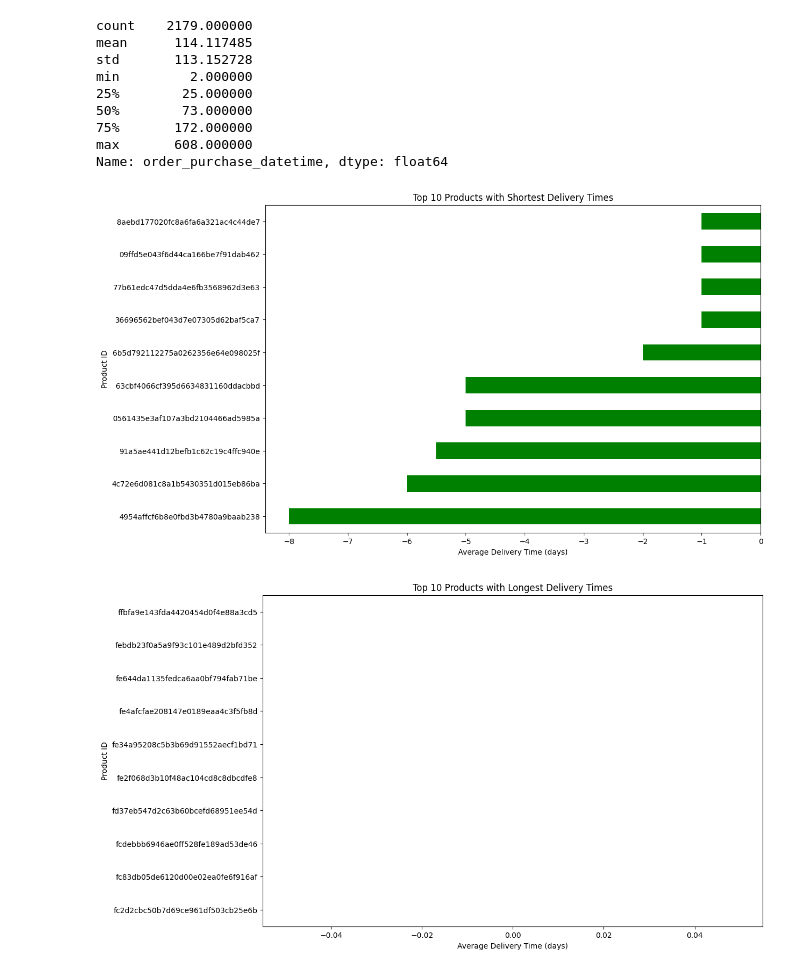
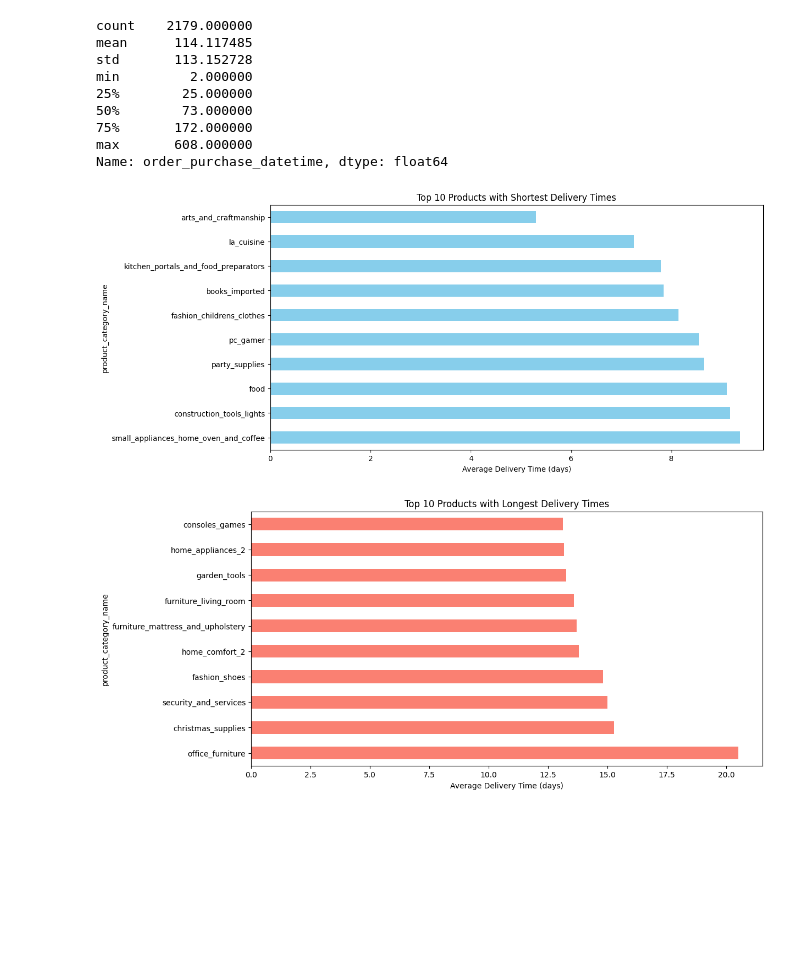
Before and after one commit to dothegee/ecommerce_project, a Jupyter notebook: code/EDA.ipynb, the cells around one changed output. Saved outputs shown, nothing was run; the diff lists cells and outputs as text; code cells hidden in the pictures; blank space fills up the shorter version.

```diff
--- a/code/EDA.ipynb
+++ b/code/EDA.ipynb
@@ -758,19 +860,3 @@ home_comfort_2               1710.54
 pc_gamer                     2174.43
 Name: payment_value, dtype: float64
 [figure]
-# %%
-# 배송 지연 분석
-df_train['order_delivered_customer_date'] = pd.to_datetime(df_train['order_delivered_customer_date'], errors='coerce')
-df_train['order_estimated_delivery_date'] = pd.to_datetime(df_train['order_estimated_delivery_date'], errors='coerce')
-
-df_train['delivery_delay'] = (df_train['order_delivered_customer_date'] - df_train['order_estimated_delivery_date']).dt.days
-delayed_deliveries = df_train[df_train['delivery_delay'] > 0]
-delay_count = delayed_deliveries.shape[0]
-print(f"배송 지연 건수: {delay_count}")
-
-# 시각화 - 배송 지연 분포
-sns.histplot(df_train['delivery_delay'].dropna(), kde=True)
-plt.title('Delivery Delay Distribution')
-plt.xlabel('Delivery Delay (days)')
-plt.ylabel('Frequency')
-plt.show()
@@ -863,27 +966,32 @@ min         2.000000
 max       608.000000
 Name: order_purchase_datetime, dtype: float64
 # %%
-# 제품별 평균 배송 소요 시간 분석
-df_train['order_delivered_customer_date'] = pd.to_datetime(df_train['order_delivered_customer_date'])
-df_train['order_delivered_carrier_date'] = pd.to_datetime(df_train['order_delivered_carrier_date'])
+# 제품별 평균 배송 소요 시간 계산
+product_delivery_time = df_train.groupby('product_category_name')['delivery_time'].mean().sort_values()
 
-df_train['delivery_time'] = (df_train['order_delivered_customer_date'] - df_train['order_delivered_carrier_date']).dt.days
-product_delivery_time = df_train.groupby('product_id')['delivery_time'].mean().sort_values()
+# 상위 10개 제품 (가장 빠른 배송)
+top_10_fastest = product_delivery_time.head(10)
 
-# 시각화 - 상위 10개 및 하위 10개 제품 배송 소요 시간
-plt.figure(figsize=(12, 8))
-product_delivery_time.head(10).plot(kind='barh', color='green')
+# 하위 10개 제품 (가장 느린 배송)
+top_10_slowest = product_delivery_time.tail(10)
+
+# 시각화 - 상위 10개 (가장 빠른 배송)
+plt.figure(figsize=(12, 6))
+top_10_fastest.plot(kind='barh', color='skyblue')
 plt.title('Top 10 Products with Shortest Delivery Times')
 plt.xlabel('Average Delivery Time (days)')
-plt.ylabel('Product ID')
+plt.ylabel('product_category_name')
+plt.gca().invert_yaxis()
 plt.show()
 
-plt.figure(figsize=(12, 8))
-product_delivery_time.tail(10).plot(kind='barh', color='red')
+# 시각화 - 하위 10개 (가장 느린 배송)
+plt.figure(figsize=(12, 6))
+top_10_slowest.plot(kind='barh', color='salmon')
 plt.title('Top 10 Products with Longest Delivery Times')
 plt.xlabel('Average Delivery Time (days)')
-plt.ylabel('Product ID')
+plt.ylabel('product_category_name')
+plt.gca().invert_yaxis()
 plt.show()
 # %% [output]
-[figure, old version]
+[figure, new version]
-[figure, old version]
+[figure, new version]
```
Also changed, not shown: parts of 6 cells of this notebook.
